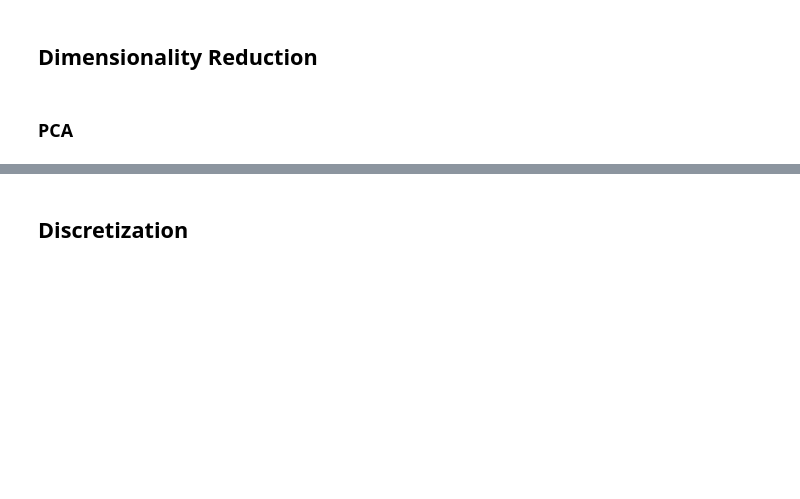
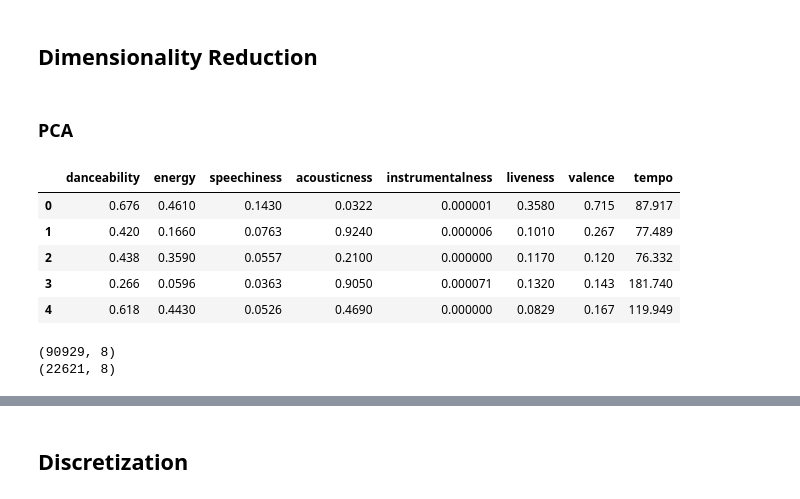
Before and after one commit to alexander-martrain/Song-Data-Mining, a Jupyter notebook: notebooks/project_cluster_cmps451.ipynb, the cells around one changed output, grey strips where cells are left out. Drawn from its saved outputs; the diff is of its cells as text; code cells hidden in the pictures; blank space fills up the shorter version.

```diff
--- a/notebooks/project_cluster_cmps451.ipynb
+++ b/notebooks/project_cluster_cmps451.ipynb
@@ -821,3 +821,40 @@ The scatter-plot matric (1,000 randomly sampled songs) shows the relationship be
 ## Dimensionality Reduction
 # %% [markdown]
 ### PCA
+# %%
+# Features selected after the redundancy analysis
+selected_features = [
+    "danceability",
+    "energy",
+    "speechiness",
+    "acousticness",
+    "instrumentalness",
+    "liveness",
+    "valence",
+    "tempo"
+]
+
+X_train = clean_training_df[selected_features]
+X_test = clean_testing_df[selected_features]
+
+X_train.head()
+# %% [output]
+|  | danceability | energy | speechiness | acousticness | instrumentalness | liveness | valence | tempo |
+| 0 | 0.676 | 0.4610 | 0.1430 | 0.0322 | 0.000001 | 0.3580 | 0.715 | 87.917 |
+| 1 | 0.420 | 0.1660 | 0.0763 | 0.9240 | 0.000006 | 0.1010 | 0.267 | 77.489 |
+| 2 | 0.438 | 0.3590 | 0.0557 | 0.2100 | 0.000000 | 0.1170 | 0.120 | 76.332 |
+| 3 | 0.266 | 0.0596 | 0.0363 | 0.9050 | 0.000071 | 0.1320 | 0.143 | 181.740 |
+| 4 | 0.618 | 0.4430 | 0.0526 | 0.4690 | 0.000000 | 0.0829 | 0.167 | 119.949 |
+# %%
+from sklearn.preprocessing import StandardScaler
+
+scaler = StandardScaler()
+
+X_train_scaled = scaler.fit_transform(X_train)
+X_test_scaled = scaler.transform(X_test)
+
+print(X_train_scaled.shape)
+print(X_test_scaled.shape)
+# %% [output]
+(90929, 8)
+(22621, 8)
```
Also changed, not shown: parts of 15 cells of this notebook, 2 other files.
